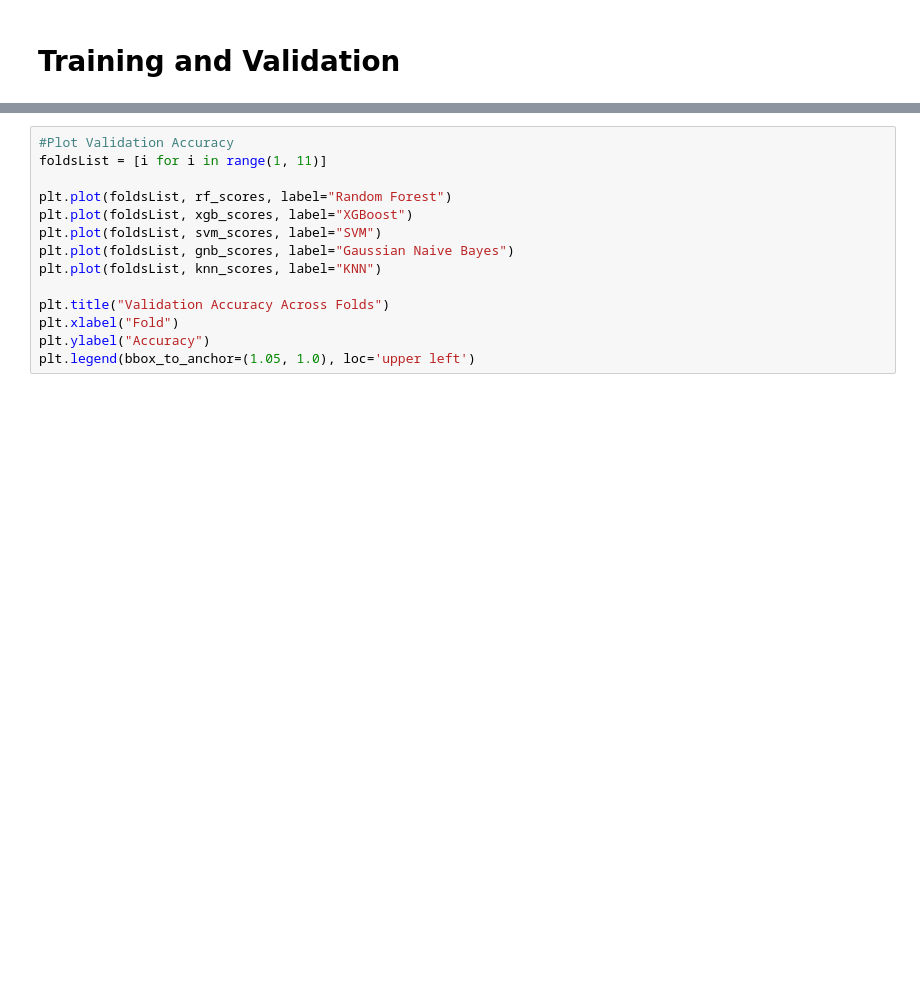
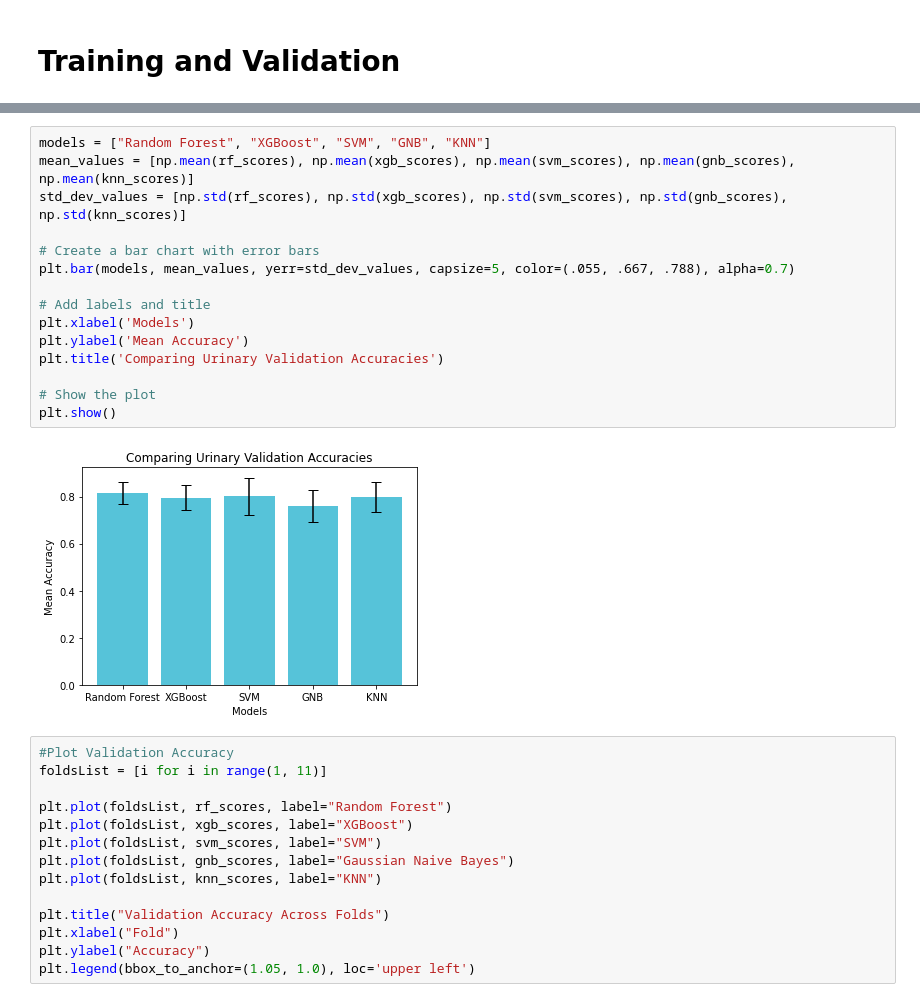
Before and after one commit to shushkovsky/02-518-Pancreatic-Cancer-Detection-Project, a Jupyter notebook: PancreaticCancerDetection.ipynb, the cells around one changed output, grey strips where cells are left out. Cells and saved outputs as stored; diff of their text form; blank space fills up the shorter version.

Commit message:
added mean and std plot

```diff
--- a/PancreaticCancerDetection.ipynb
+++ b/PancreaticCancerDetection.ipynb
@@ -205,3 +182,20 @@ KNN standard dev:  0.06341131787104846
+# %%
+models = ["Random Forest", "XGBoost", "SVM", "GNB", "KNN"]
+mean_values = [np.mean(rf_scores), np.mean(xgb_scores), np.mean(svm_scores), np.mean(gnb_scores), np.mean(knn_scores)]
+std_dev_values = [np.std(rf_scores), np.std(xgb_scores), np.std(svm_scores), np.std(gnb_scores), np.std(knn_scores)]
+
+# Create a bar chart with error bars
+plt.bar(models, mean_values, yerr=std_dev_values, capsize=5, color=(.055, .667, .788), alpha=0.7)
+
+# Add labels and title
+plt.xlabel('Models')
+plt.ylabel('Mean Accuracy')
+plt.title('Comparing Urinary Validation Accuracies')
+
+# Show the plot
+plt.show()
+# %% [output]
+[figure, added]
 # %%
 #Plot Validation Accuracy
 foldsList = [i for i in range(1, 11)]
```
Also changed, not shown: parts of 4 cells of this notebook.
